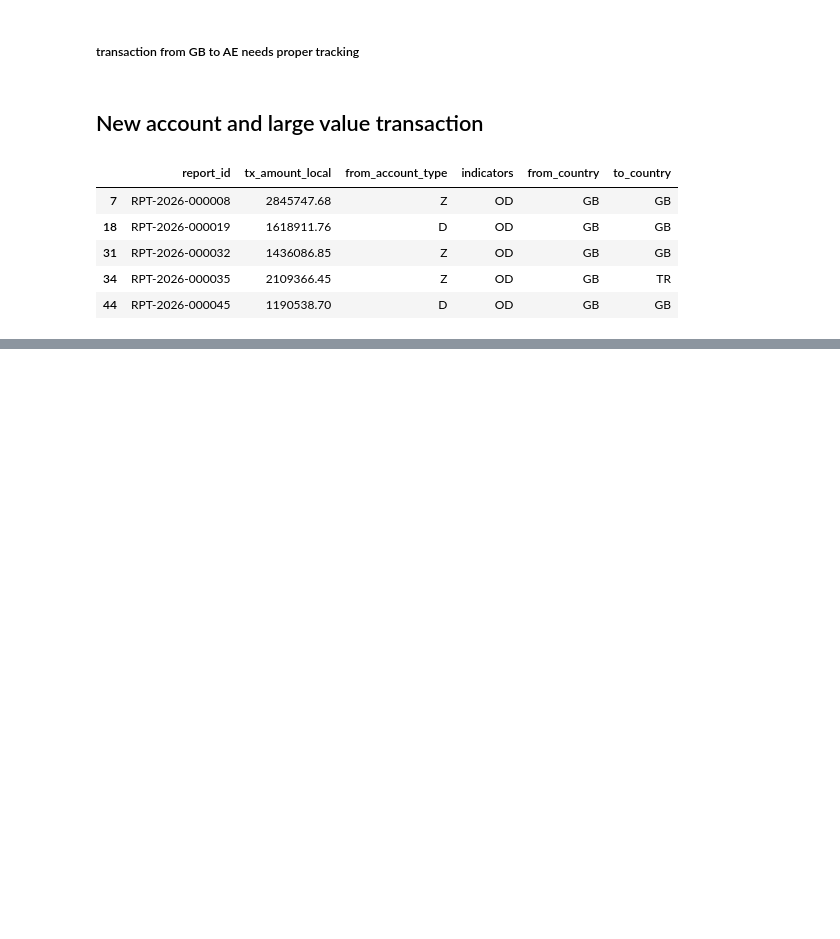
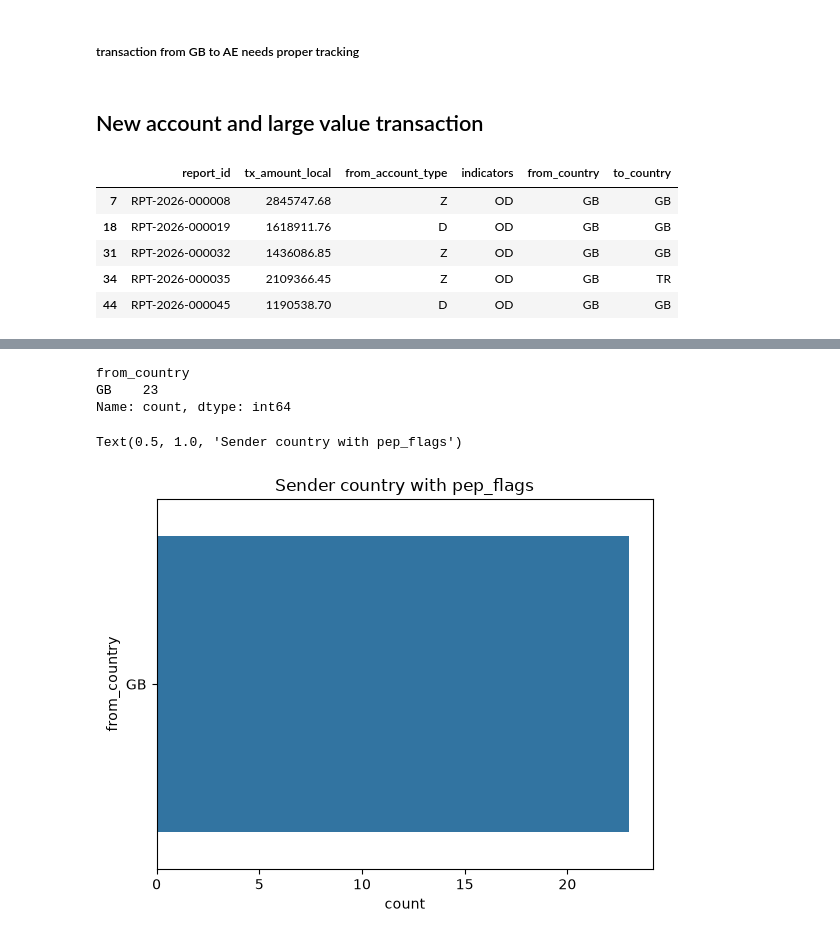
Before and after one commit to Lajnarpimger/DataVerse-_SignalVSNoise, a Jupyter notebook: STR_EDA.ipynb, the cells around one changed output, grey strips where cells are left out. Cells and saved outputs as stored; diff of their text form; code cells hidden in the pictures; blank space fills up the shorter version.

```diff
--- a/STR_EDA.ipynb
+++ b/STR_EDA.ipynb
@@ -582,0 +585,3 @@ df[(df['new_account_90days'] == True) & (df['tx_amount_local'] > 1_000_000)][
+# %%
+sender_pep = df[df["sender_pep_flag"]==1]
+sender_pep[["from_country","sender_account","sender_pep_flag","tx_amount_local"]]
@@ -582,0 +606,10 @@ df[(df['new_account_90days'] == True) & (df['tx_amount_local'] > 1_000_000)][
+# %%
+print(sender_pep["from_country"].value_counts())
+sns.countplot(sender_pep["from_country"])
+plt.title("Sender country with pep_flags")
+# %% [output]
+from_country
+GB    23
+Name: count, dtype: int64
+Text(0.5, 1.0, 'Sender country with pep_flags')
+[figure, added]
```
Also changed, not shown: parts of 16 cells of this notebook.
